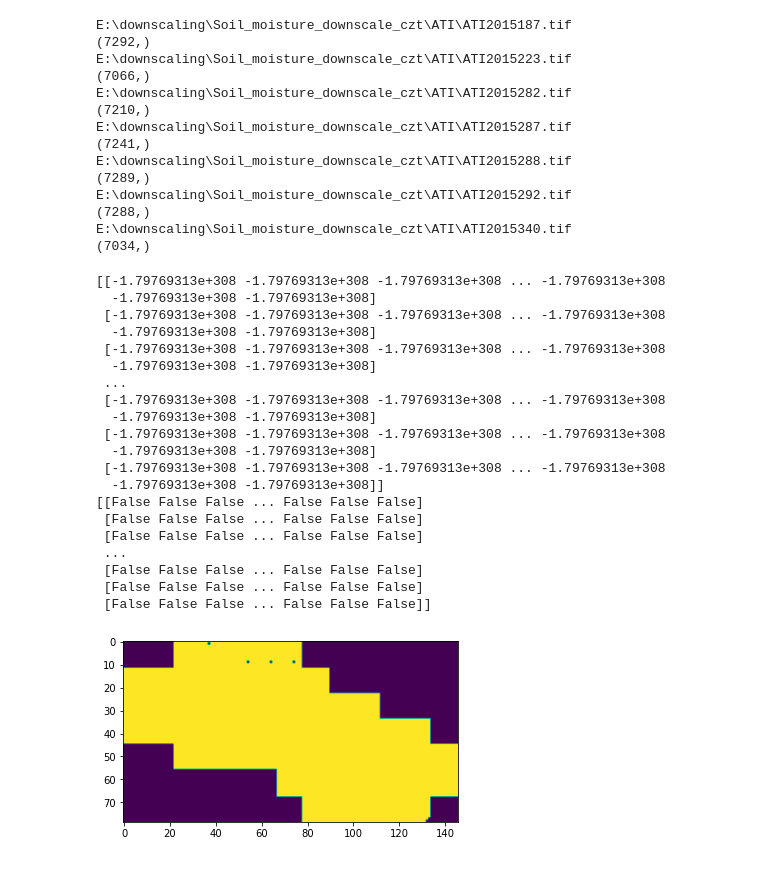
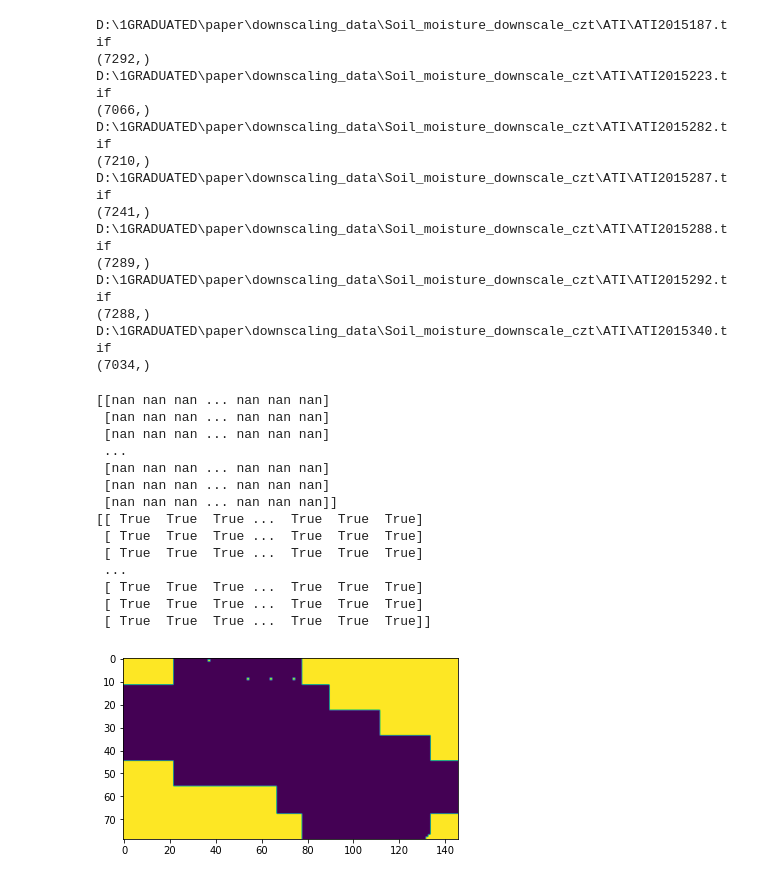
Before and after one commit to jianersswl/SM_Downscaling_Hybrid, a Jupyter notebook: data_preprocessing/ATI_test.ipynb, the cells around one changed output. Cells and saved outputs as stored; diff of their text form; code cells hidden in the pictures.

```diff
--- a/data_preprocessing/ATI_test.ipynb
+++ b/data_preprocessing/ATI_test.ipynb
@@ -34,8 +34,8 @@ def save_tiff_as_numpy(tiff_file, output_dir, verified_mat):
     # Close the dataset
     dataset = None
 # %%
-input_dir = 'E:\\downscaling\\Soil_moisture_downscale_czt\\ATI\\'
-output_dir = 'E:\\downscaling\\Soil_moisture_downscale_czt\\DATASET\\INPUT\\ATI\\'
+input_dir = 'D:\\1GRADUATED\\paper\\downscaling_data\\Soil_moisture_downscale_czt\\ATI\\'
+# output_dir = 'E:\\downscaling\\Soil_moisture_downscale_czt\\DATASET\\INPUT\\ATI\\'
 # %%
 for j in range(260):
     test_dir = input_dir + 'ATI2015{:03d}.tif'.format(j+91)
@@ -50,54 +50,55 @@ for j in range(260):
                 print(test_dir)
                 print(data[data>0].shape)
 # %% [output]
-E:\downscaling\Soil_moisture_downscale_czt\ATI\ATI2015187.tif
+D:\1GRADUATED\paper\downscaling_data\Soil_moisture_downscale_czt\ATI\ATI2015187.tif
 (7292,)
-E:\downscaling\Soil_moisture_downscale_czt\ATI\ATI2015223.tif
+D:\1GRADUATED\paper\downscaling_data\Soil_moisture_downscale_czt\ATI\ATI2015223.tif
 (7066,)
-E:\downscaling\Soil_moisture_downscale_czt\ATI\ATI2015282.tif
+D:\1GRADUATED\paper\downscaling_data\Soil_moisture_downscale_czt\ATI\ATI2015282.tif
 (7210,)
-E:\downscaling\Soil_moisture_downscale_czt\ATI\ATI2015287.tif
+D:\1GRADUATED\paper\downscaling_data\Soil_moisture_downscale_czt\ATI\ATI2015287.tif
 (7241,)
-E:\downscaling\Soil_moisture_downscale_czt\ATI\ATI2015288.tif
+D:\1GRADUATED\paper\downscaling_data\Soil_moisture_downscale_czt\ATI\ATI2015288.tif
 (7289,)
-E:\downscaling\Soil_moisture_downscale_czt\ATI\ATI2015292.tif
+D:\1GRADUATED\paper\downscaling_data\Soil_moisture_downscale_czt\ATI\ATI2015292.tif
 (7288,)
-E:\downscaling\Soil_moisture_downscale_czt\ATI\ATI2015340.tif
+D:\1GRADUATED\paper\downscaling_data\Soil_moisture_downscale_czt\ATI\ATI2015340.tif
 (7034,)
 # %%
 test_dir = input_dir + 'ATI2015288.tif'
 
 # Open the TIFF file
 dataset = gdal.Open(test_dir)
 for i in range(dataset.RasterCount):
     # Read the band data as a NumPy array
     band = dataset.GetRasterBand(i+1)
     data = band.ReadAsArray()
+
+    # 获取无数据值
+    nodata_value = band.GetNoDataValue()
+
+    # 将缺失值设置为NaN
+    data[data == nodata_value] = np.nan# 获取无数据值
+
 #     print(data.shape[0]*data.shape[1])
 #     print(7*13*81)
     print(data)
-    print(data>=0)
-    plt.imshow(data>=0)
+    print(np.isnan(data))
+    plt.imshow(np.isnan(data))
     plt.show()
 # %% [output]
-[[-1.79769313e+308 -1.79769313e+308 -1.79769313e+308 ... -1.79769313e+308
-  -1.79769313e+308 -1.79769313e+308]
- [-1.79769313e+308 -1.79769313e+308 -1.79769313e+308 ... -1.79769313e+308
-  -1.79769313e+308 -1.79769313e+308]
- [-1.79769313e+308 -1.79769313e+308 -1.79769313e+308 ... -1.79769313e+308
-  -1.79769313e+308 -1.79769313e+308]
+[[nan nan nan ... nan nan nan]
+ [nan nan nan ... nan nan nan]
+ [nan nan nan ... nan nan nan]
  ...
- [-1.79769313e+308 -1.79769313e+308 -1.79769313e+308 ... -1.79769313e+308
-  -1.79769313e+308 -1.79769313e+308]
- [-1.79769313e+308 -1.79769313e+308 -1.79769313e+308 ... -1.79769313e+308
-  -1.79769313e+308 -1.79769313e+308]
- [-1.79769313e+308 -1.79769313e+308 -1.79769313e+308 ... -1.79769313e+308
-  -1.79769313e+308 -1.79769313e+308]]
-[[False False False ... False False False]
- [False False False ... False False False]
- [False False False ... False False False]
+ [nan nan nan ... nan nan nan]
+ [nan nan nan ... nan nan nan]
+ [nan nan nan ... nan nan nan]]
+[[ True  True  True ...  True  True  True]
+ [ True  True  True ...  True  True  True]
+ [ True  True  True ...  True  True  True]
  ...
- [False False False ... False False False]
- [False False False ... False False False]
- [False False False ... False False False]]
+ [ True  True  True ...  True  True  True]
+ [ True  True  True ...  True  True  True]
+ [ True  True  True ...  True  True  True]]
-[figure, old version]
+[figure, new version]
```
Also changed, not shown: 2 other files.
